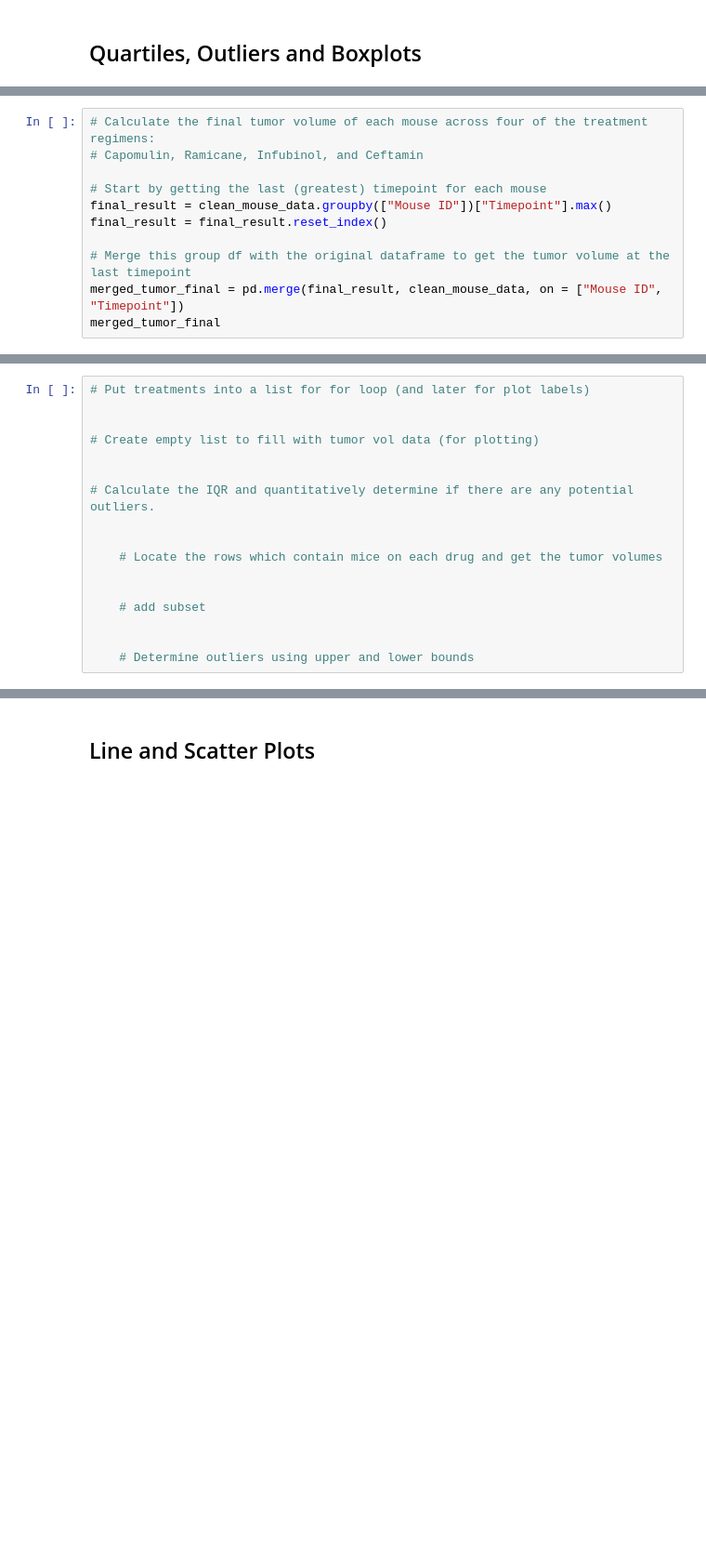
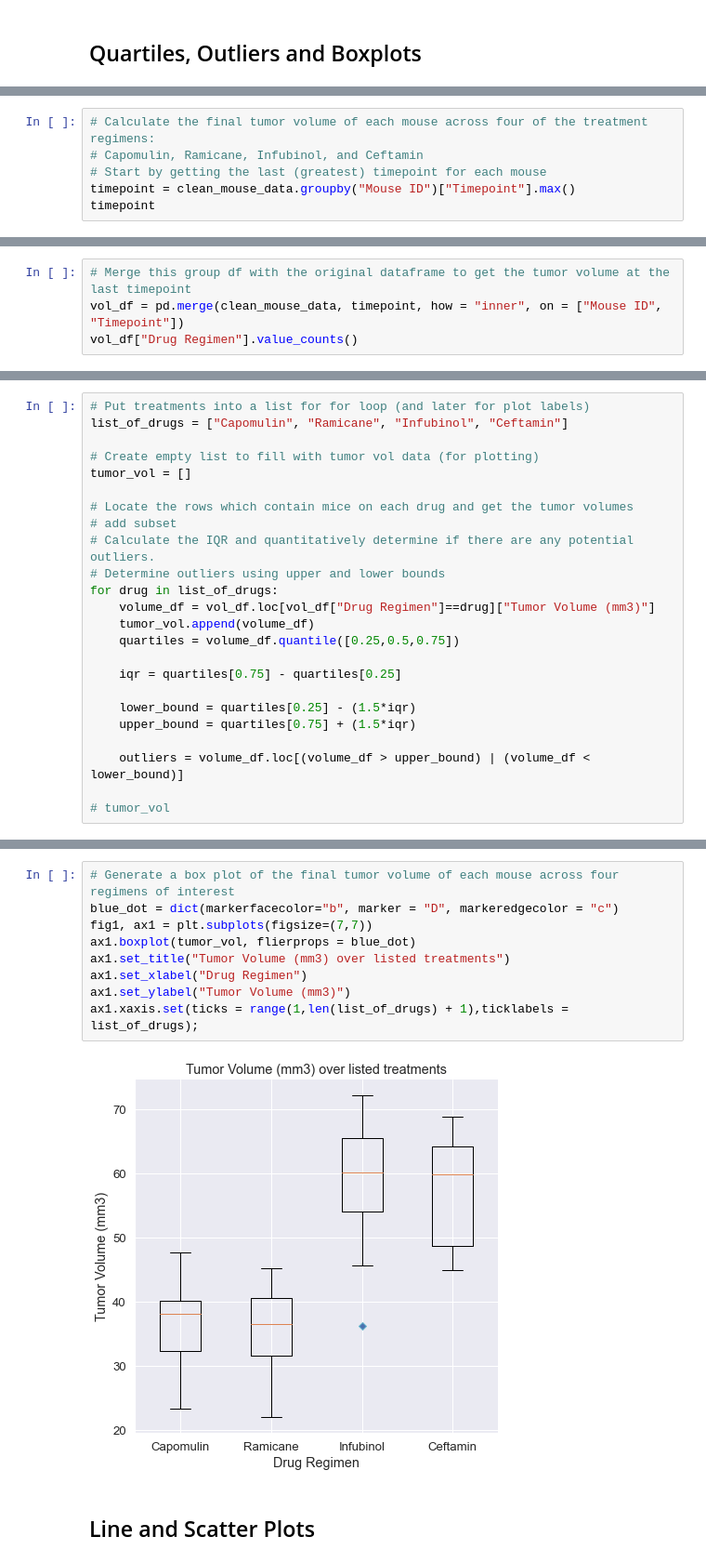
Before and after one commit to oh-be/Matplotlib-Challenge, a Jupyter notebook: Pymaceuticals/pymaceuticals_starter.ipynb, the cells around one changed output, grey strips where cells are left out. Shown at 93% size. Saved outputs shown, nothing was run; the diff lists cells and outputs as text; blank space fills up the shorter version.

```diff
--- a/Pymaceuticals/pymaceuticals_starter.ipynb
+++ b/Pymaceuticals/pymaceuticals_starter.ipynb
@@ -190,12 +205,7 @@ plt.pie(distribution_female_male.values, labels=distribution_female_male.index.v
 # %%
 # Calculate the final tumor volume of each mouse across four of the treatment regimens:
 # Capomulin, Ramicane, Infubinol, and Ceftamin
-
 # Start by getting the last (greatest) timepoint for each mouse
-final_result = clean_mouse_data.groupby(["Mouse ID"])["Timepoint"].max()
-final_result = final_result.reset_index()
-
-# Merge this group df with the original dataframe to get the tumor volume at the last timepoint
-merged_tumor_final = pd.merge(final_result, clean_mouse_data, on = ["Mouse ID", "Timepoint"])
-merged_tumor_final
+timepoint = clean_mouse_data.groupby("Mouse ID")["Timepoint"].max()
+timepoint
 # %% [output]
@@ -214,0 +225,4 @@ merged_tumor_final
+# %%
+# Merge this group df with the original dataframe to get the tumor volume at the last timepoint
+vol_df = pd.merge(clean_mouse_data, timepoint, how = "inner", on = ["Mouse ID", "Timepoint"])
+vol_df["Drug Regimen"].value_counts()
@@ -215,17 +241,24 @@ merged_tumor_final
 # %%
 # Put treatments into a list for for loop (and later for plot labels)
-
+list_of_drugs = ["Capomulin", "Ramicane", "Infubinol", "Ceftamin"]
 
 # Create empty list to fill with tumor vol data (for plotting)
+tumor_vol = []
 
+# Locate the rows which contain mice on each drug and get the tumor volumes
+# add subset
+# Calculate the IQR and quantitatively determine if there are any potential outliers.
+# Determine outliers using upper and lower bounds
+for drug in list_of_drugs:
+    volume_df = vol_df.loc[vol_df["Drug Regimen"]==drug]["Tumor Volume (mm3)"]
+    tumor_vol.append(volume_df)
+    quartiles = volume_df.quantile([0.25,0.5,0.75])
 
-# Calculate the IQR and quantitatively determine if there are any potential outliers.
+    iqr = quartiles[0.75] - quartiles[0.25]
 
+    lower_bound = quartiles[0.25] - (1.5*iqr)
+    upper_bound = quartiles[0.75] + (1.5*iqr)
 
-    # Locate the rows which contain mice on each drug and get the tumor volumes
+    outliers = volume_df.loc[(volume_df > upper_bound) | (volume_df < lower_bound)]
 
-
-    # add subset
-
-
-    # Determine outliers using upper and lower bounds
+# tumor_vol
@@ -234,3 +265,14 @@ merged_tumor_final
+# %%
+# Generate a box plot of the final tumor volume of each mouse across four regimens of interest
+blue_dot = dict(markerfacecolor="b", marker = "D", markeredgecolor = "c")
+fig1, ax1 = plt.subplots(figsize=(7,7))
+ax1.boxplot(tumor_vol, flierprops = blue_dot)
+ax1.set_title("Tumor Volume (mm3) over listed treatments")
+ax1.set_xlabel("Drug Regimen")
+ax1.set_ylabel("Tumor Volume (mm3)")
+ax1.xaxis.set(ticks = range(1,len(list_of_drugs) + 1),ticklabels = list_of_drugs);
+# %% [output]
+[figure, added]
 # %% [markdown]
 ## Line and Scatter Plots
 # %%
```
Also changed, not shown: parts of 15 cells of this notebook.
